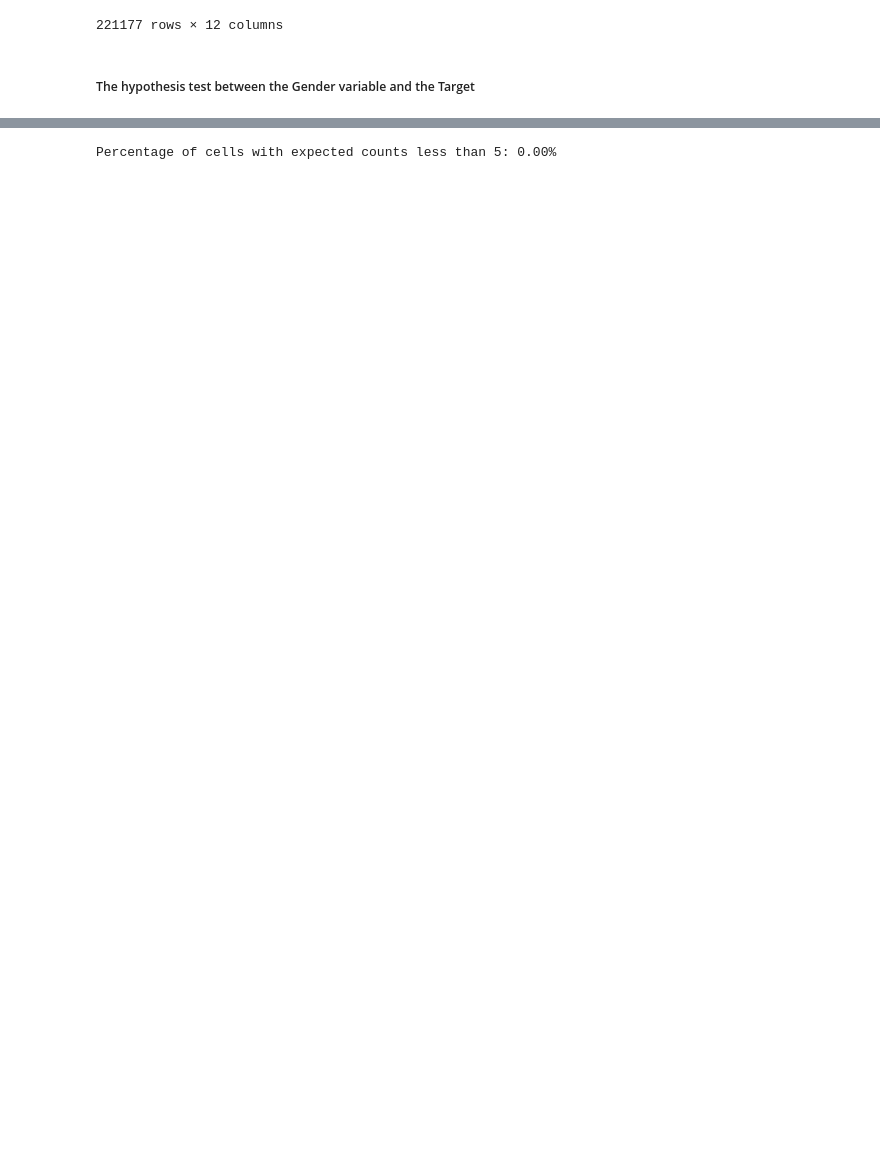
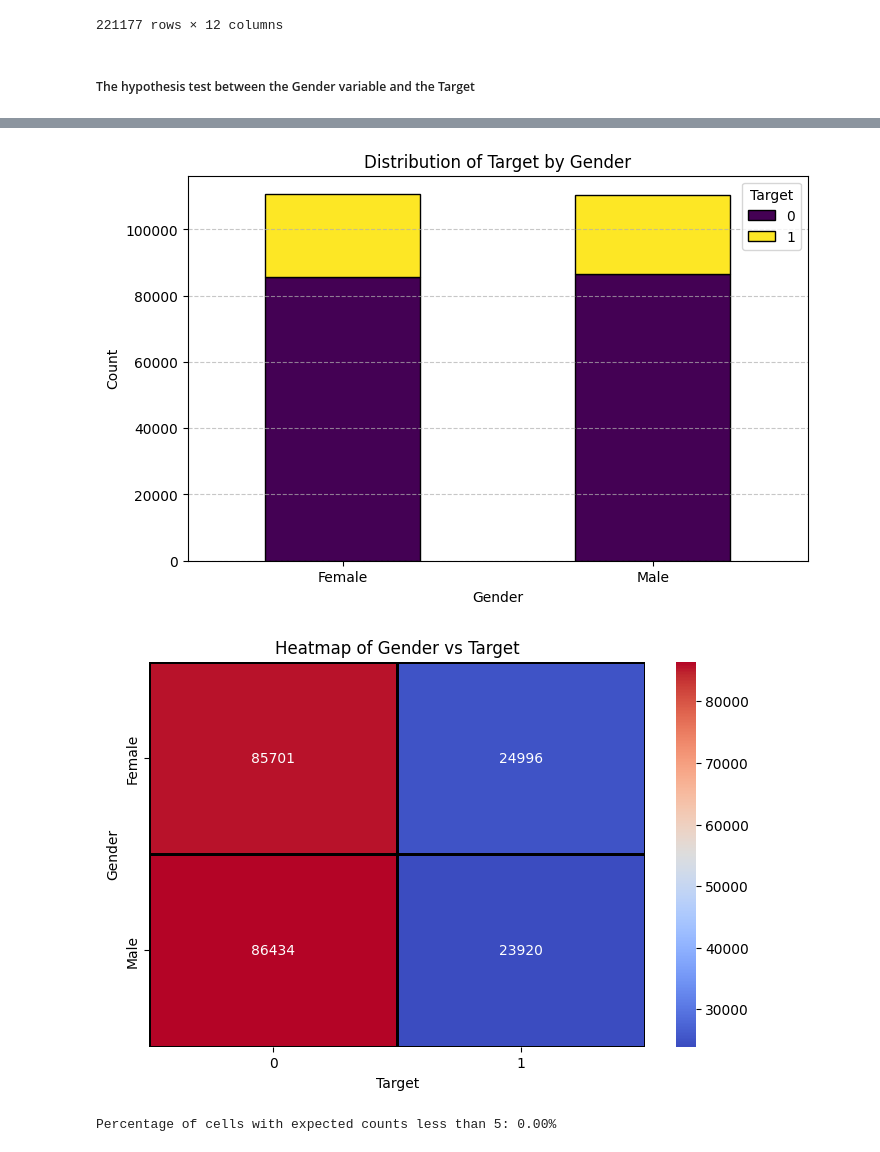
Before and after one commit to minhnguyenquang1709/gp-datamining, a Jupyter notebook: clustering.ipynb, the cells around one changed output, grey strips where cells are left out. Cells and saved outputs as stored; diff of their text form; code cells hidden in the pictures; blank space fills up the shorter version.

Commit message:
plot figure for the hypothesis

```diff
--- a/clustering.ipynb
+++ b/clustering.ipynb
@@ -576,3 +577,31 @@ Male    76.609819  23.390181
+# %%
+import matplotlib.pyplot as plt
+
+# Plot stacked bar chart
+ax = contingency_table.plot(kind='bar', stacked=True, figsize=(8, 5), colormap='viridis', edgecolor='black')
+
+plt.title('Distribution of Target by Gender')
+plt.xlabel('Gender')
+plt.ylabel('Count')
+plt.legend(title='Target')
+plt.xticks(rotation=0)
+plt.grid(axis='y', linestyle='--', alpha=0.7)
+
+plt.show()
+
+import seaborn as sns
+
+plt.figure(figsize=(8, 5))
+sns.heatmap(contingency_table, annot=True, fmt='d', cmap='coolwarm', linewidths=1, linecolor='black')
+
+plt.title('Heatmap of Gender vs Target')
+plt.xlabel('Target')
+plt.ylabel('Gender')
+
+plt.show()
+# %% [output]
+[figure, added]
+[figure, added]
 # %%
 # Calculate expected frequencies using chi2_contingency
 _, _, _, expected_frequencies = chi2_contingency(contingency_table)
```
Also changed, not shown: parts of 22 cells of this notebook, 9 other files.
